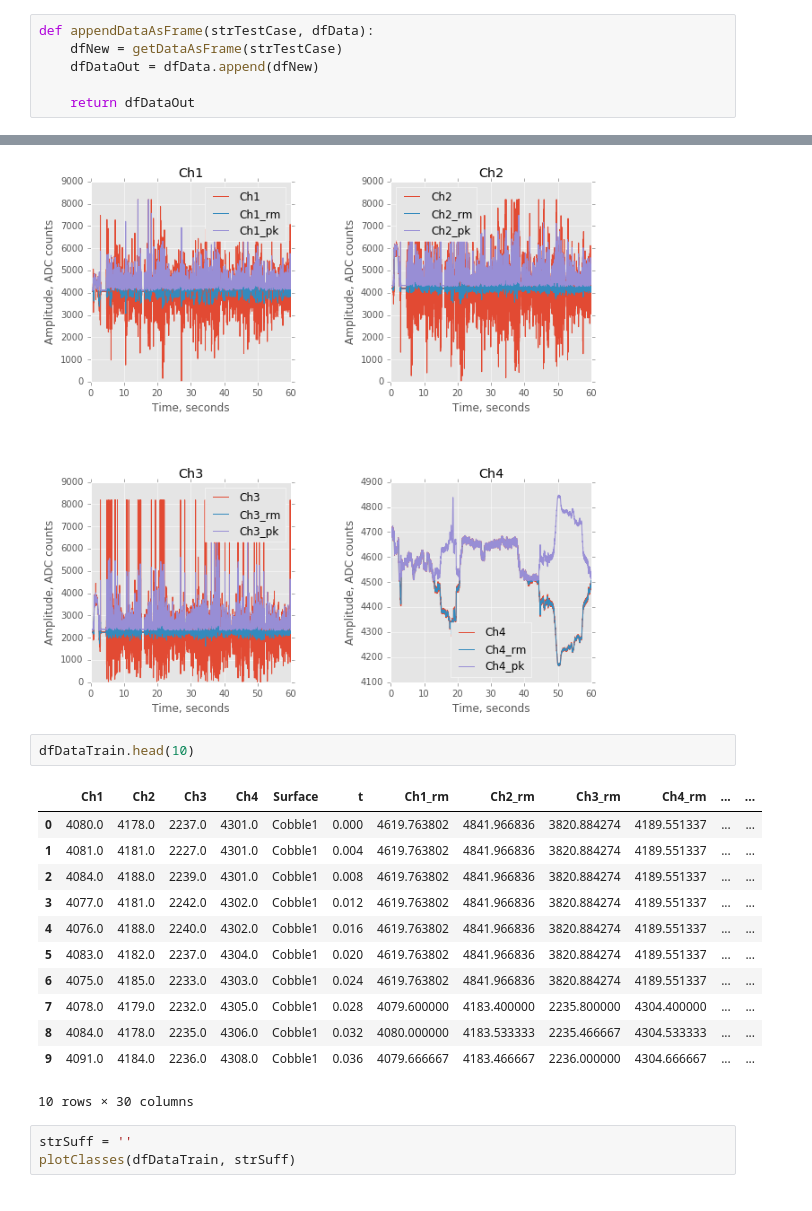
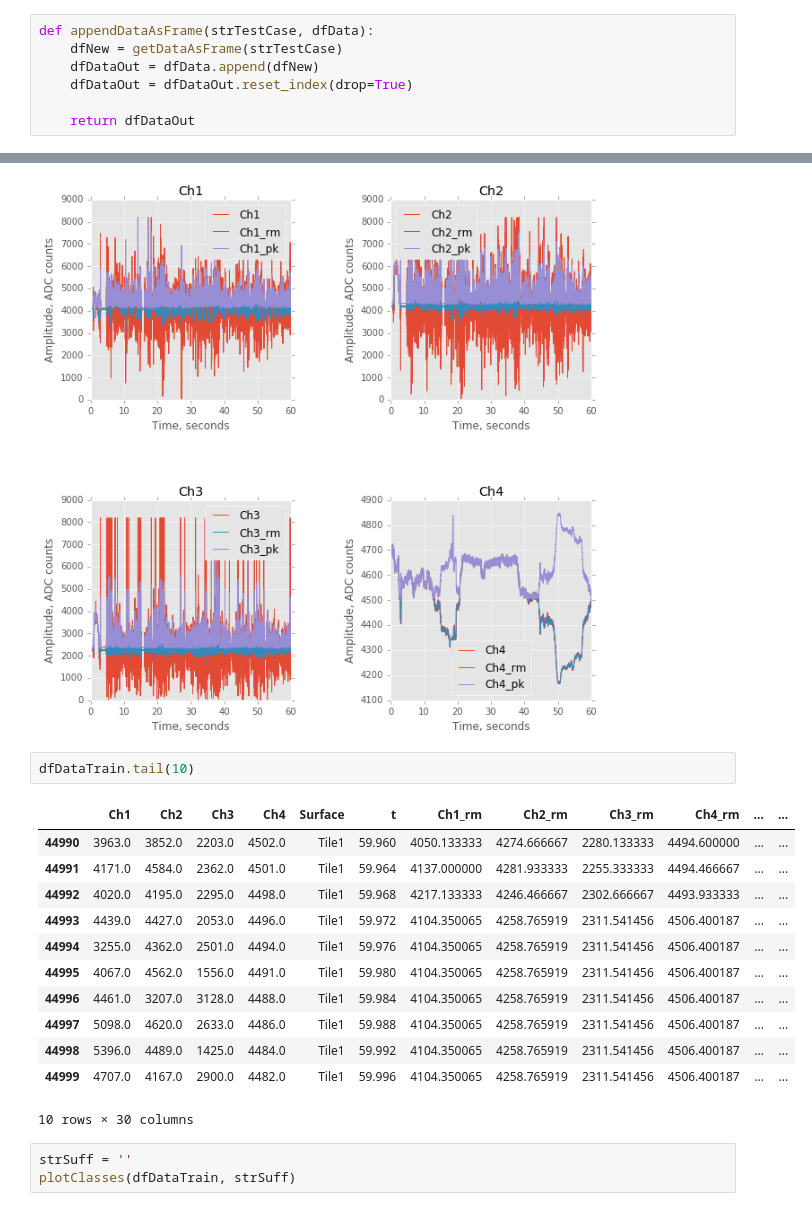
Before and after one commit to MoreCoffee12/AccelPlot, a Jupyter notebook: PythonScripts/ExploratoryAnalysis.ipynb, the cells around one changed output, grey strips where cells are left out. Cells and saved outputs as stored; diff of their text form.

```diff
--- a/PythonScripts/ExploratoryAnalysis.ipynb
+++ b/PythonScripts/ExploratoryAnalysis.ipynb
@@ -170,6 +170,7 @@ def getDataAsFrame(strTestCase):
 def appendDataAsFrame(strTestCase, dfData):
     dfNew = getDataAsFrame(strTestCase)
     dfDataOut = dfData.append(dfNew)
+    dfDataOut = dfDataOut.reset_index(drop=True)
 
     return dfDataOut
 # %% [markdown]
@@ -286,19 +290,19 @@ plotFolder(dfDataTrain.loc[dfDataTrain['Surface'] == 'Tile1'])
 [figure]
 [figure]
 # %%
-dfDataTrain.head(10)
+dfDataTrain.tail(10)
 # %% [output]
 |  | Ch1 | Ch2 | Ch3 | Ch4 | Surface | t | Ch1_rm | Ch2_rm | Ch3_rm | Ch4_rm | ... | ... |
-| 0 | 4080.0 | 4178.0 | 2237.0 | 4301.0 | Cobble1 | 0.000 | 4619.763802 | 4841.966836 | 3820.884274 | 4189.551337 | ... | ... |
-| 1 | 4081.0 | 4181.0 | 2227.0 | 4301.0 | Cobble1 | 0.004 | 4619.763802 | 4841.966836 | 3820.884274 | 4189.551337 | ... | ... |
-| 2 | 4084.0 | 4188.0 | 2239.0 | 4301.0 | Cobble1 | 0.008 | 4619.763802 | 4841.966836 | 3820.884274 | 4189.551337 | ... | ... |
-| 3 | 4077.0 | 4181.0 | 2242.0 | 4302.0 | Cobble1 | 0.012 | 4619.763802 | 4841.966836 | 3820.884274 | 4189.551337 | ... | ... |
-| 4 | 4076.0 | 4188.0 | 2240.0 | 4302.0 | Cobble1 | 0.016 | 4619.763802 | 4841.966836 | 3820.884274 | 4189.551337 | ... | ... |
-| 5 | 4083.0 | 4182.0 | 2237.0 | 4304.0 | Cobble1 | 0.020 | 4619.763802 | 4841.966836 | 3820.884274 | 4189.551337 | ... | ... |
-| 6 | 4075.0 | 4185.0 | 2233.0 | 4303.0 | Cobble1 | 0.024 | 4619.763802 | 4841.966836 | 3820.884274 | 4189.551337 | ... | ... |
-| 7 | 4078.0 | 4179.0 | 2232.0 | 4305.0 | Cobble1 | 0.028 | 4079.600000 | 4183.400000 | 2235.800000 | 4304.400000 | ... | ... |
-| 8 | 4084.0 | 4178.0 | 2235.0 | 4306.0 | Cobble1 | 0.032 | 4080.000000 | 4183.533333 | 2235.466667 | 4304.533333 | ... | ... |
-| 9 | 4091.0 | 4184.0 | 2236.0 | 4308.0 | Cobble1 | 0.036 | 4079.666667 | 4183.466667 | 2236.000000 | 4304.666667 | ... | ... |
+| 44990 | 3963.0 | 3852.0 | 2203.0 | 4502.0 | Tile1 | 59.960 | 4050.133333 | 4274.666667 | 2280.133333 | 4494.600000 | ... | ... |
+| 44991 | 4171.0 | 4584.0 | 2362.0 | 4501.0 | Tile1 | 59.964 | 4137.000000 | 4281.933333 | 2255.333333 | 4494.466667 | ... | ... |
+| 44992 | 4020.0 | 4195.0 | 2295.0 | 4498.0 | Tile1 | 59.968 | 4217.133333 | 4246.466667 | 2302.666667 | 4493.933333 | ... | ... |
+| 44993 | 4439.0 | 4427.0 | 2053.0 | 4496.0 | Tile1 | 59.972 | 4104.350065 | 4258.765919 | 2311.541456 | 4506.400187 | ... | ... |
+| 44994 | 3255.0 | 4362.0 | 2501.0 | 4494.0 | Tile1 | 59.976 | 4104.350065 | 4258.765919 | 2311.541456 | 4506.400187 | ... | ... |
+| 44995 | 4067.0 | 4562.0 | 1556.0 | 4491.0 | Tile1 | 59.980 | 4104.350065 | 4258.765919 | 2311.541456 | 4506.400187 | ... | ... |
+| 44996 | 4461.0 | 3207.0 | 3128.0 | 4488.0 | Tile1 | 59.984 | 4104.350065 | 4258.765919 | 2311.541456 | 4506.400187 | ... | ... |
+| 44997 | 5098.0 | 4620.0 | 2633.0 | 4486.0 | Tile1 | 59.988 | 4104.350065 | 4258.765919 | 2311.541456 | 4506.400187 | ... | ... |
+| 44998 | 5396.0 | 4489.0 | 1425.0 | 4484.0 | Tile1 | 59.992 | 4104.350065 | 4258.765919 | 2311.541456 | 4506.400187 | ... | ... |
+| 44999 | 4707.0 | 4167.0 | 2900.0 | 4482.0 | Tile1 | 59.996 | 4104.350065 | 4258.765919 | 2311.541456 | 4506.400187 | ... | ... |
 10 rows × 30 columns
 # %%
 strSuff = ''
```
Also changed, not shown: parts of 6 cells of this notebook.
